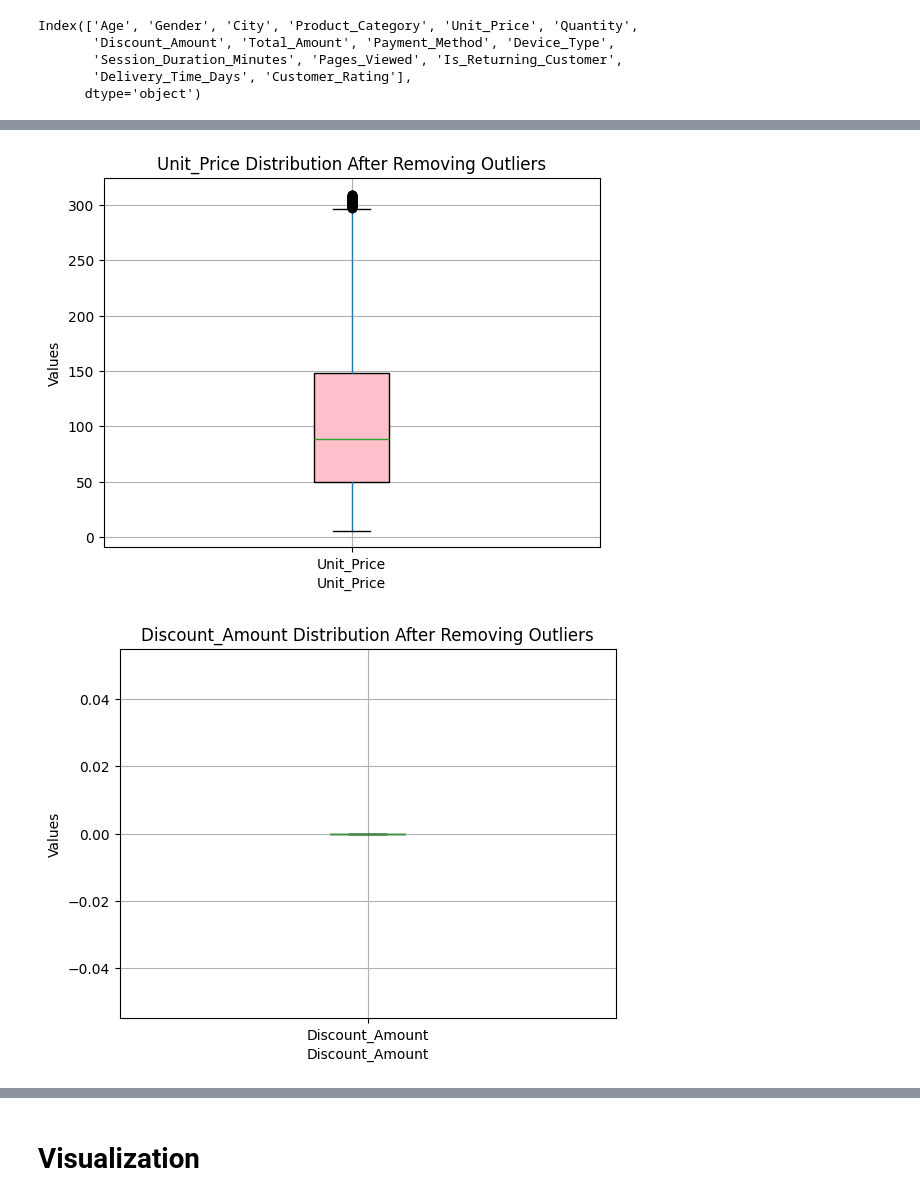
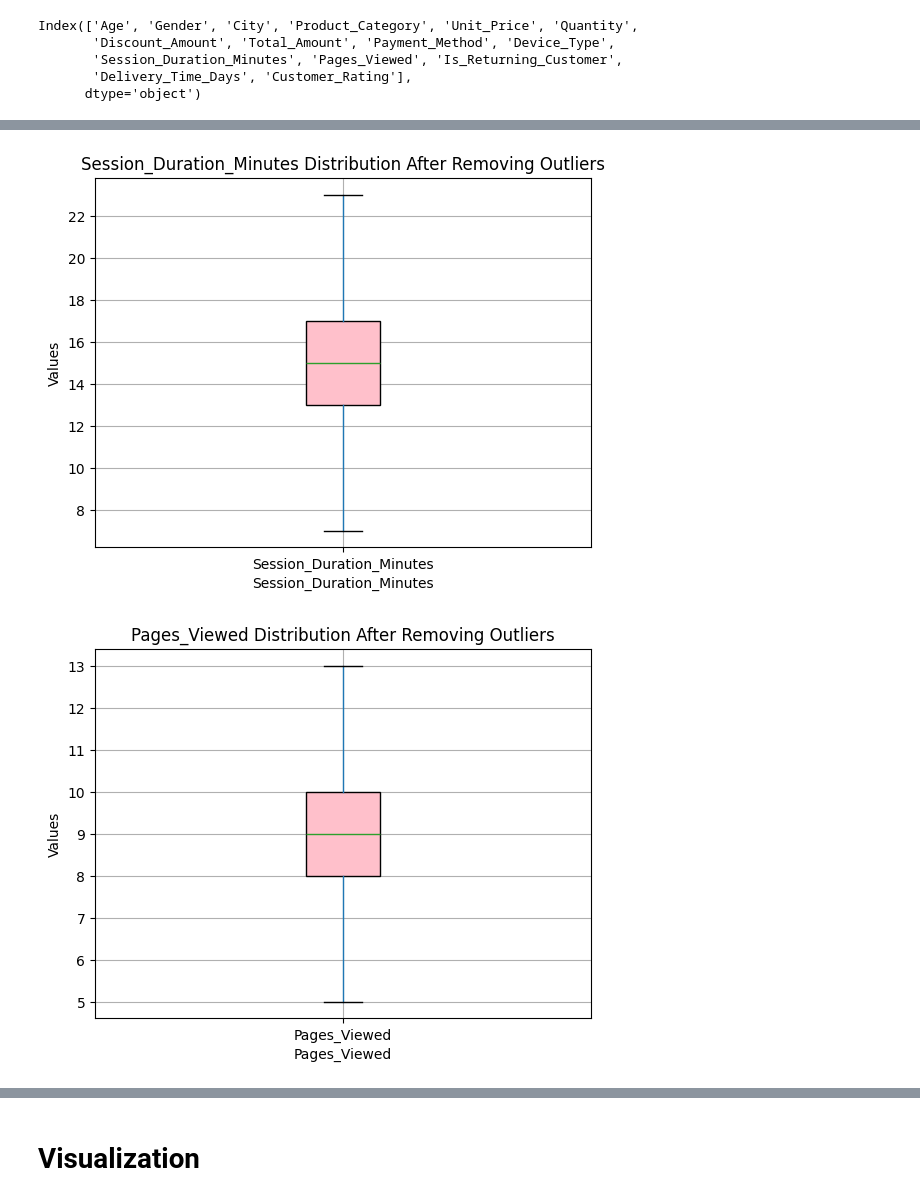
Before and after one commit to shahdelmasry12/Data-Mining-Project, a Jupyter notebook: ecommerce_customer_behavior_dataset_v2.ipynb, the cells around one changed output, grey strips where cells are left out. Saved outputs shown, nothing was run; the diff lists cells and outputs as text; code cells hidden in the pictures.

```diff
--- a/ecommerce_customer_behavior_dataset_v2.ipynb
+++ b/ecommerce_customer_behavior_dataset_v2.ipynb
@@ -206,8 +206,7 @@ for col in numerical_cols:
     upper_bound = Q3 + 1.5 * IQR
     df = df[(df[col] >= lower_bound) & (df[col] <= upper_bound)]
 # %%
-numerical_cols = ['Age', 'Unit_Price', 'Discount_Amount', 'Total_Amount',
-                  'Session_Duration_Minutes', 'Pages_Viewed', 'Delivery_Time_Days']
+numerical_cols = ['Age','Session_Duration_Minutes', 'Pages_Viewed', 'Delivery_Time_Days']
 df_clean = df.copy()
 for col in numerical_cols:
     Q1 = df_clean[col].quantile(0.25)
@@ -227,2 +226,2 @@ for col in numerical_cols:
-[figure, old version]
+[figure, new version]
-[figure, old version]
+[figure, new version]
```
Also changed, not shown: parts of 3 cells of this notebook.
